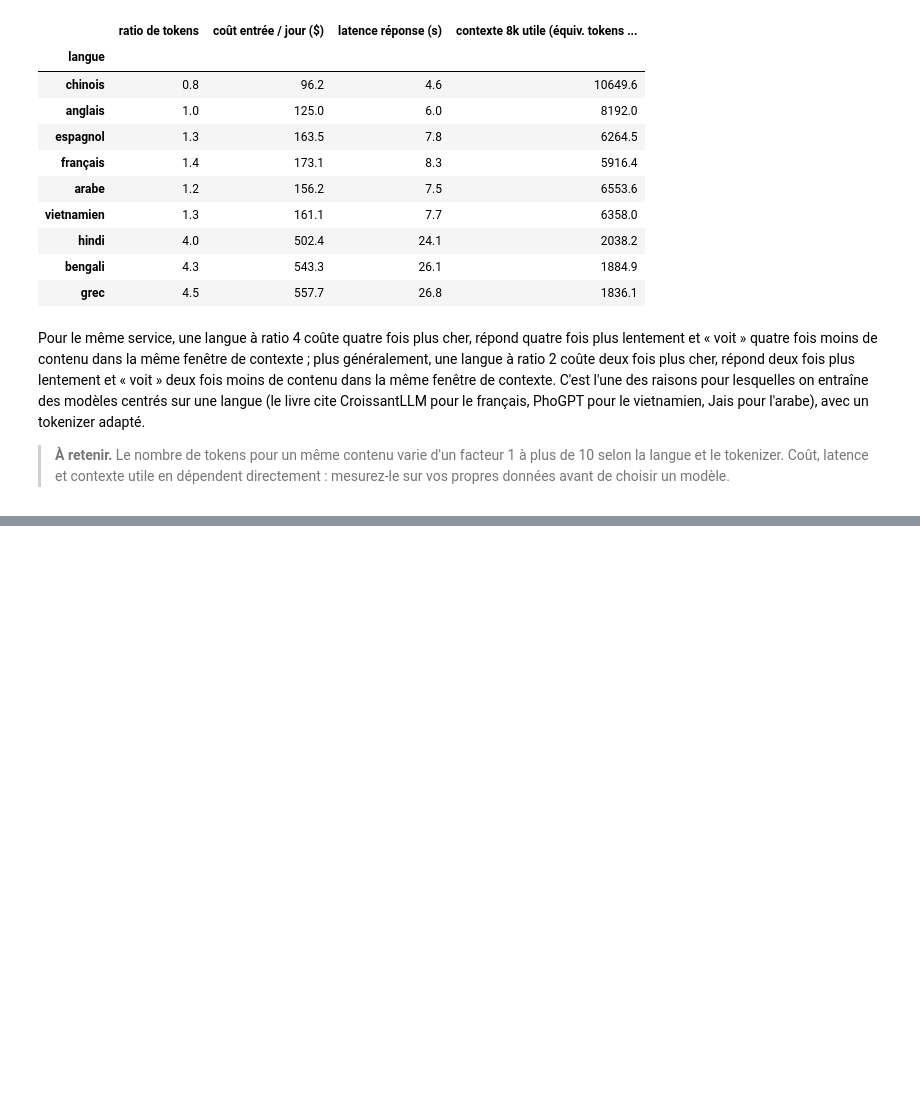
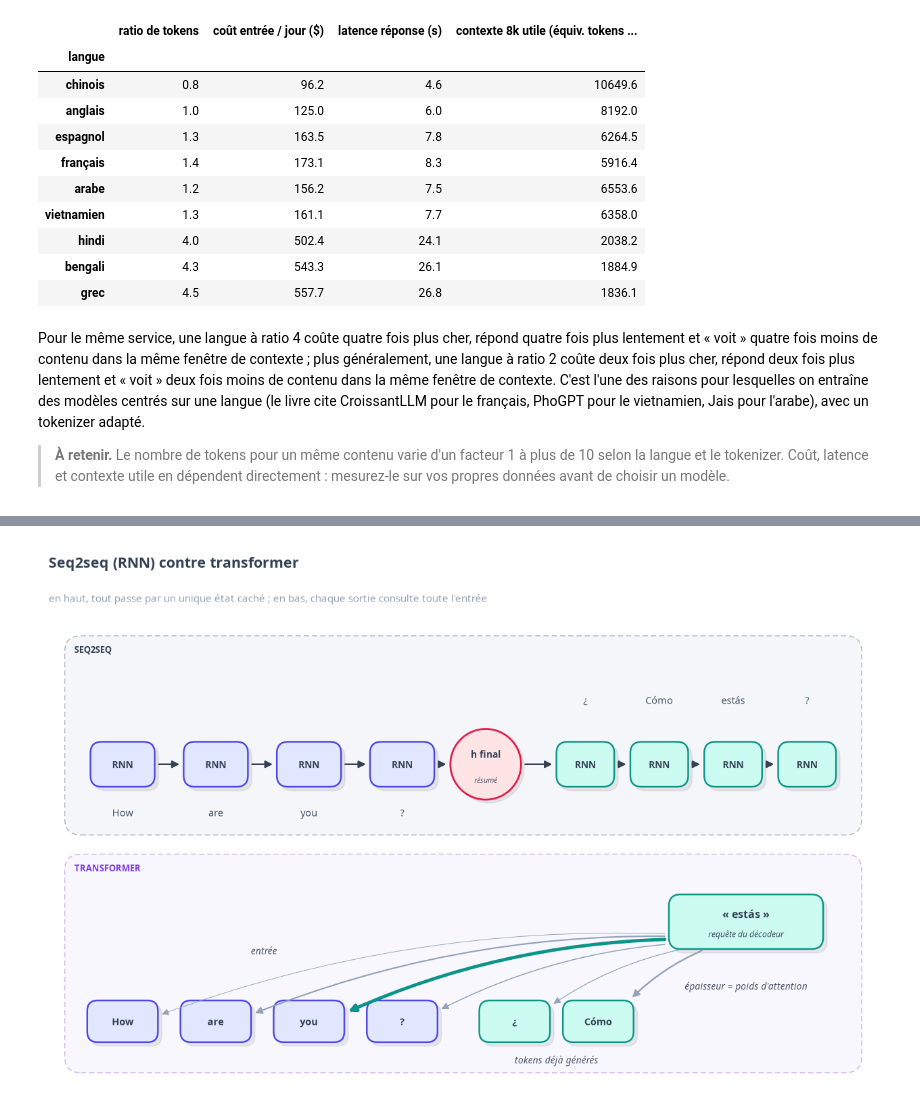
Before and after one commit to gwils28/AI_Engineering__ByTheBook, a Jupyter notebook: notebooks/ch02_comprendre_modeles_fondation/ch02_cours_1_donnees_et_transformer.ipynb, the cells around one changed output, grey strips where cells are left out. Cells and saved outputs as stored; diff of their text form; code cells hidden in the pictures; blank space fills up the shorter version.

```diff
--- a/notebooks/ch02_comprendre_modeles_fondation/ch02_cours_1_donnees_et_transformer.ipynb
+++ b/notebooks/ch02_comprendre_modeles_fondation/ch02_cours_1_donnees_et_transformer.ipynb
@@ -257,0 +354,37 @@ l'arabe), avec un tokenizer adapté.
+# %%
+d = Diagram(13, 7.4, title="Seq2seq (RNN) contre transformer",
+            subtitle="en haut, tout passe par un unique état caché ; en bas, chaque sortie consulte toute l'entrée")
+src = ["How", "are", "you", "?"]
+out = ["¿", "Cómo", "estás", "?"]
+# seq2seq
+d.group(0.3, 3.9, 12.7, 7.0, "seq2seq", color=SLATE)
+for i, w in enumerate(src):
+    d.box(f"e{i}", 1.2 + 1.45 * i, 5.0, "RNN", color=INDIGO, w=1.0, h=0.7, fontsize=9)
+    d.note(1.2 + 1.45 * i, 4.25, w, fontsize=9.5, style="normal")
+for i in range(3):
+    d.arrow(f"e{i}", f"e{i + 1}")
+d.box("ctx", 6.85, 5.0, "h final", sub="résumé", color=ROSE, kind="circle", w=1.1, fontsize=9)
+d.arrow("e3", "ctx")
+for i, w in enumerate(out):
+    d.box(f"d{i}", 8.4 + 1.15 * i, 5.0, "RNN", color=TEAL, w=0.9, h=0.7, fontsize=9)
+    d.note(8.4 + 1.15 * i, 6.0, w, fontsize=9.5, style="normal")
+d.arrow("ctx", "d0")
+for i in range(3):
+    d.arrow(f"d{i}", f"d{i + 1}")
+# transformer
+d.group(0.3, 0.2, 12.7, 3.6, "transformer", color=VIOLET)
+for i, w in enumerate(src):
+    d.box(f"t{i}", 1.2 + 1.45 * i, 1.0, w, color=INDIGO, w=1.1, h=0.65, fontsize=9.5)
+for i, w in enumerate(["¿", "Cómo"]):
+    d.box(f"g{i}", 7.3 + 1.3 * i, 1.0, w, color=TEAL, w=1.1, h=0.65, fontsize=9.5)
+d.box("q", 10.9, 2.55, "« estás »", sub="requête du décodeur", color=TEAL, w=2.4, h=0.85)
+for i, (wgt, c) in enumerate(zip([0.6, 1.4, 3.2, 1.0], [GRAY, GRAY, TEAL, GRAY])):
+    d.arrow("q", f"t{i}", color=c, lw=wgt, rad=0.1)
+for i, wgt in enumerate([0.8, 1.6]):
+    d.arrow("q", f"g{i}", color=GRAY, lw=wgt, rad=0.1)
+d.note(3.4, 2.1, "entrée", fontsize=9)
+d.note(7.95, 0.4, "tokens déjà générés", fontsize=9)
+d.note(10.9, 1.55, "épaisseur = poids d'attention", fontsize=9)
+d.show()
+# %% [output]
+[figure, added]
```
Also changed, not shown: parts of 37 cells of this notebook.
